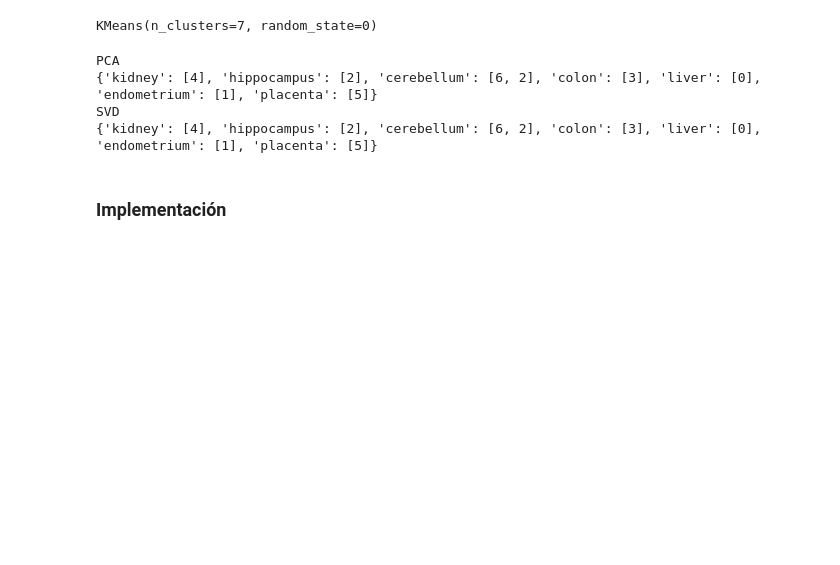
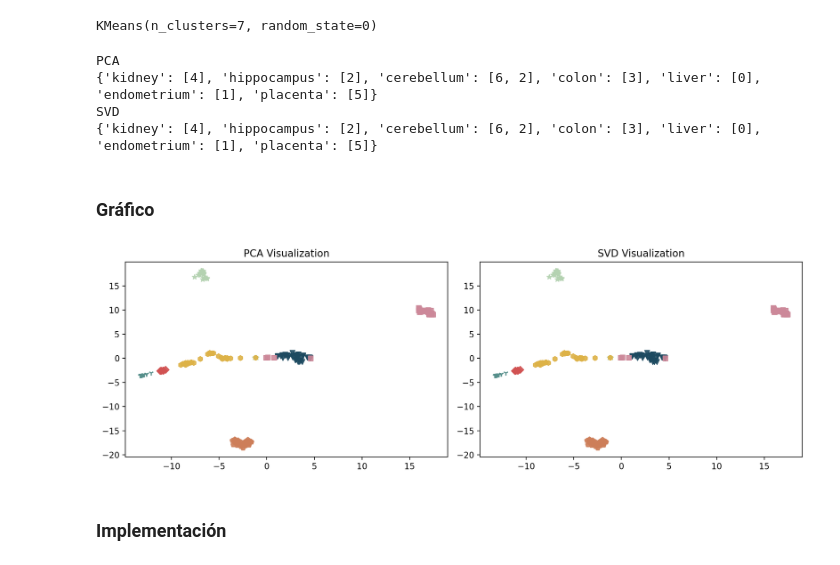
Before and after one commit to Andres20-Utec/Proyecto-3, a Jupyter notebook: proyecto3.ipynb, the cells around one changed output. Drawn from its saved outputs; the diff is of its cells as text; code cells hidden in the pictures; blank space fills up the shorter version.

```diff
--- a/proyecto3.ipynb
+++ b/proyecto3.ipynb
@@ -183,6 +205,12 @@ PCA
 {'kidney': [4], 'hippocampus': [2], 'cerebellum': [6, 2], 'colon': [3], 'liver': [0], 'endometrium': [1], 'placenta': [5]}
 SVD
 {'kidney': [4], 'hippocampus': [2], 'cerebellum': [6, 2], 'colon': [3], 'liver': [0], 'endometrium': [1], 'placenta': [5]}
+# %% [markdown]
+### Gráfico
+# %%
+graph(prediction_pca, prediction_svd)
+# %% [output]
+[figure, added]
 # %% [markdown]
 ### Implementación
 # %%
```
Also changed, not shown: parts of 14 cells of this notebook.
